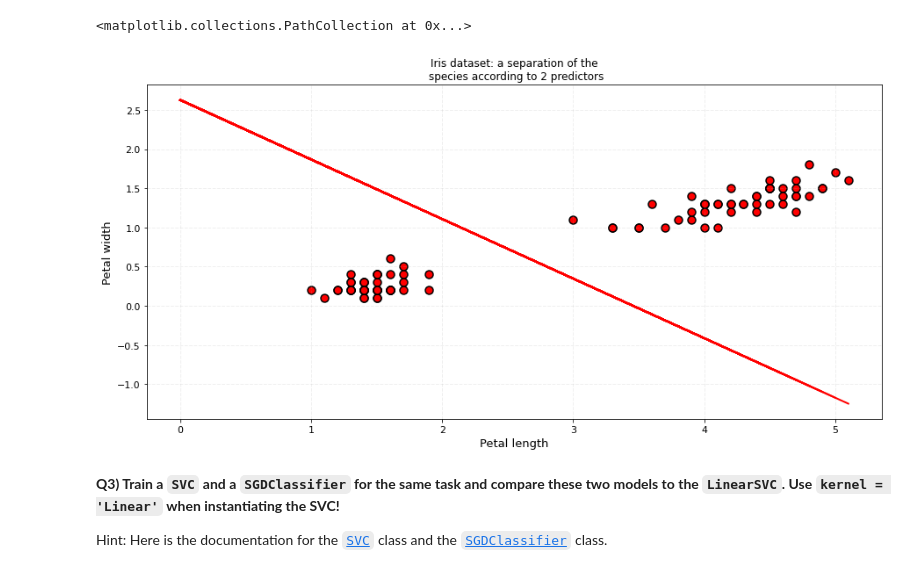
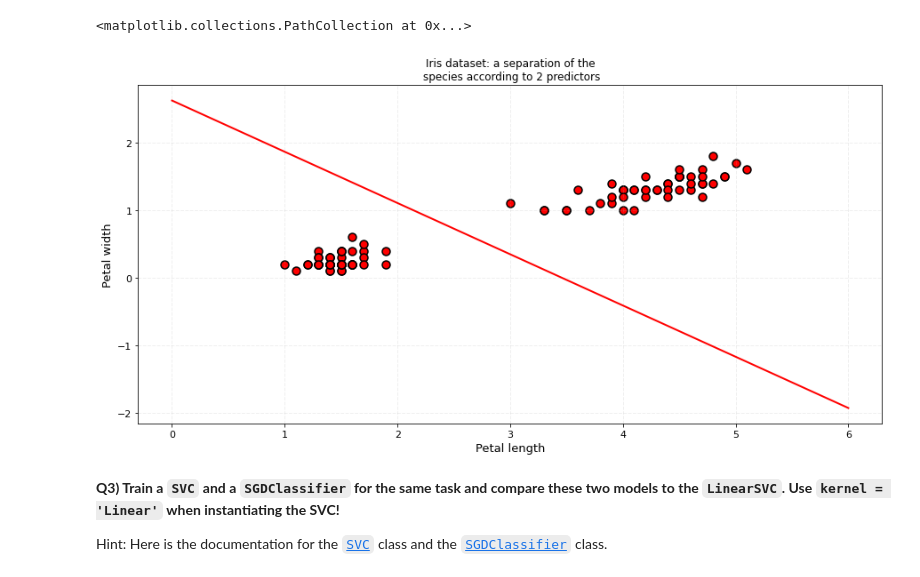
Before and after one commit to Etienne-98/2022_ML_EES, a Jupyter notebook: Labs/S2_1_SVM.ipynb, the cells around one changed output. Saved outputs shown, nothing was run; the diff lists cells and outputs as text; code cells hidden in the pictures.

```diff
--- a/Labs/S2_1_SVM.ipynb
+++ b/Labs/S2_1_SVM.ipynb
@@ -126,35 +126,35 @@ ax.scatter(X[:,0], X[:,1],                # x, yfloat or array-like, shape (n, )
 # On the same figure: Scatter the features X and plot the decision boundary
 # Don't forget to label the axes and add a legend to your figure
 # Initiate a figure using plt.subplots
 fig,ax = plt.subplots(1,1,figsize=(15,7))
 
 # Now plot all feature Xs in a scatter plot. Use these settings:
 # (s = 80, color='r', edgecolor='k', linewidths=1.5)
 # X, y indices of the inputs can be accessed like this X[:,0] [X indices]; X[:,1] [Y indices]
 ax.scatter(X[:,0], X[:,1],                # x, yfloat or array-like, shape (n, ) -> One for petal length/ one for petal width
            s=80,                          # marker size
            color='r',                     # color set to red
            edgecolor='k',                 # edge color set to black
            linewidths=1.5)
 
 # Decision boundary: yboundary = - (W[0]*x+I[0])/W[1]
 # Initiate a 1D array X with np.linspace()
-x = np.linspace(0, X[:,0]) # linspace beginning = 0; end = feature 'petal length'
+x = np.linspace(0, 6,100) # linspace beginning = 0; end = feature 'petal length'
 # Calculate yboundary
 yboundary = -(W[0]*x+I[0])/W [1]
 plt.plot(x,yboundary,c='r',lw=2)
 
 ax.set_xlabel("Petal length",fontdict={'size':13})
 ax.set_ylabel("Petal width",fontdict={'size':13})
 ax.set_title('Iris dataset: a separation of the\n species according to 2 predictors')
 ax.tick_params(axis='both', which='major', labelsize=11)
 ax.grid(alpha=0.2,
         ls='--',
         lw=1)
 #[x.set_linewidth(2) for x in ax.spines.values()]
 plt.show()
 # %% [output]
-[figure, old version]
+[figure, new version]
 # %% [markdown]
 **Q3) Train a `SVC` and a `SGDClassifier` for the same task and compare these two models to the `LinearSVC`. Use `kernel = 'Linear'` when instantiating the SVC!**
 
```
Also changed, not shown: parts of 3 cells of this notebook.
